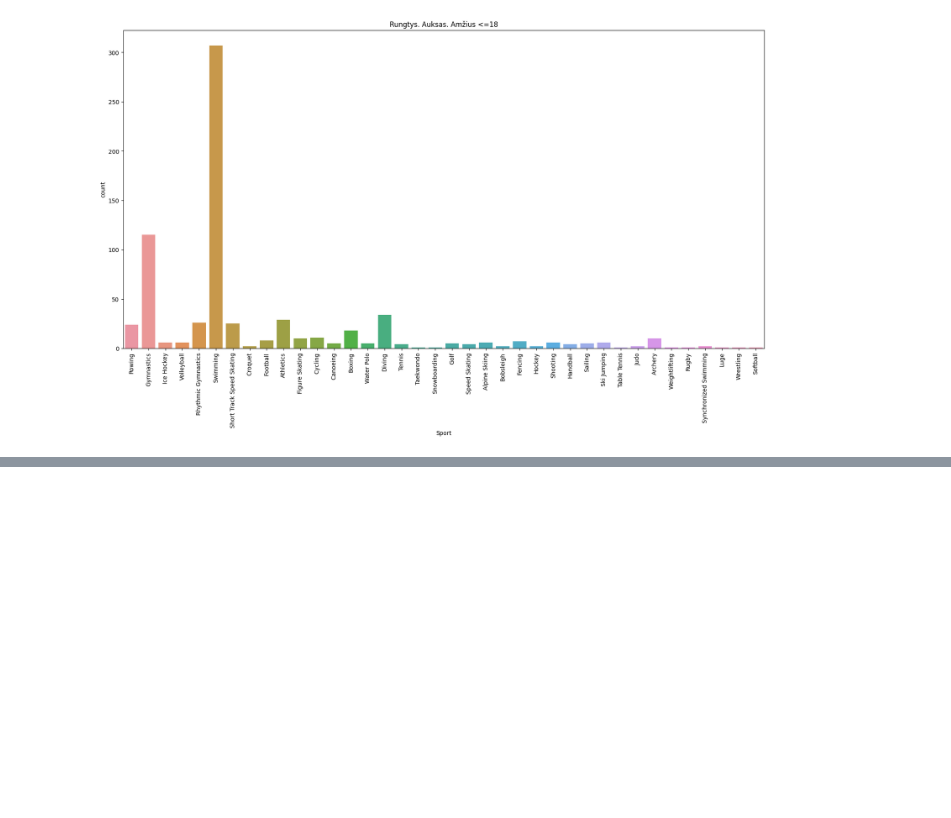
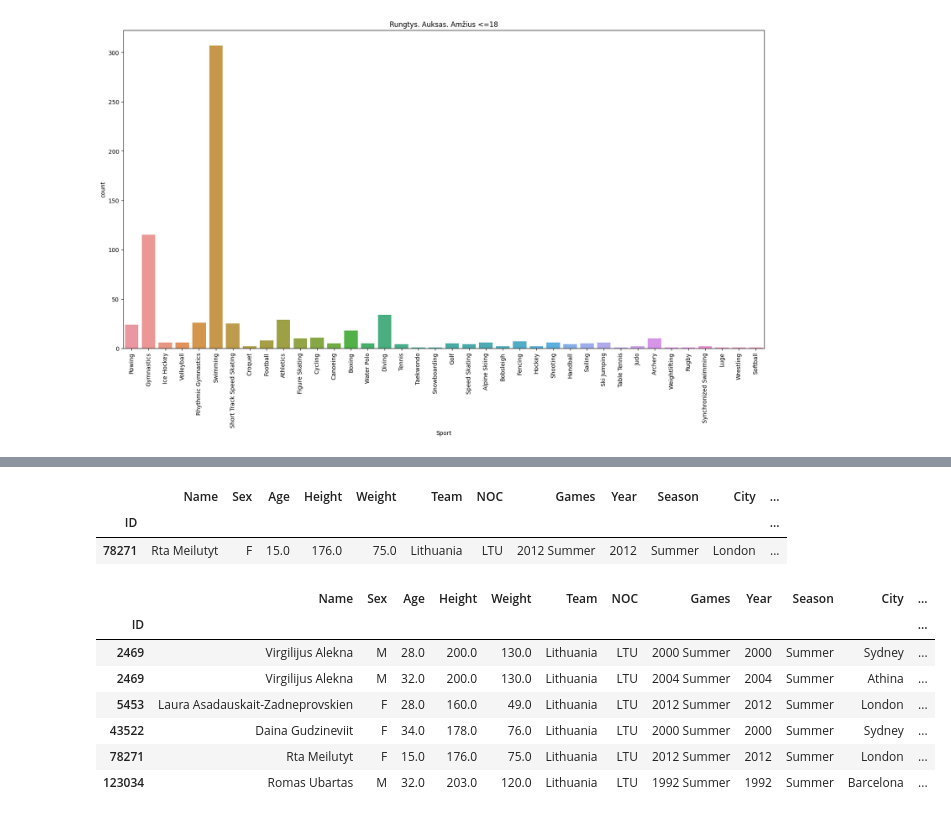
Before and after one commit to kilciukas/Olympic_dataset_exploration, a Jupyter notebook: Notebook/Olimpines_notebook.ipynb, the cells around one changed output, grey strips where cells are left out. Saved outputs shown, nothing was run; the diff lists cells and outputs as text; code cells hidden in the pictures; blank space fills up the shorter version.

```diff
--- a/Notebook/Olimpines_notebook.ipynb
+++ b/Notebook/Olimpines_notebook.ipynb
@@ -151,0 +167,19 @@ plt.xticks(rotation=90)
+# %%
+filtruota_plaukimas_jaunesni18_LT = auksoMedaliai_beNaN[(auksoMedaliai_beNaN['Sport'] == 'Swimming') & (auksoMedaliai_beNaN['Age'] <= 18) & (auksoMedaliai_beNaN['region'] == 'Lithuania')]
+filtruota_plaukimas_jaunesni18_LT
+# %% [output]
+|  | Name | Sex | Age | Height | Weight | Team | NOC | Games | Year | Season | City | ... |
+| ID |  |  |  |  |  |  |  |  |  |  |  | ... |
+| 78271 | Rta Meilutyt | F | 15.0 | 176.0 | 75.0 | Lithuania | LTU | 2012 Summer | 2012 | Summer | London | ... |
+# %%
+filtruota_LT = auksoMedaliai_beNaN[(auksoMedaliai_beNaN['region'] == 'Lithuania')]
+filtruota_LT
+# %% [output]
+|  | Name | Sex | Age | Height | Weight | Team | NOC | Games | Year | Season | City | ... |
+| ID |  |  |  |  |  |  |  |  |  |  |  | ... |
+| 2469 | Virgilijus Alekna | M | 28.0 | 200.0 | 130.0 | Lithuania | LTU | 2000 Summer | 2000 | Summer | Sydney | ... |
+| 2469 | Virgilijus Alekna | M | 32.0 | 200.0 | 130.0 | Lithuania | LTU | 2004 Summer | 2004 | Summer | Athina | ... |
+| 5453 | Laura Asadauskait-Zadneprovskien | F | 28.0 | 160.0 | 49.0 | Lithuania | LTU | 2012 Summer | 2012 | Summer | London | ... |
+| 43522 | Daina Gudzineviit | F | 34.0 | 178.0 | 76.0 | Lithuania | LTU | 2000 Summer | 2000 | Summer | Sydney | ... |
+| 78271 | Rta Meilutyt | F | 15.0 | 176.0 | 75.0 | Lithuania | LTU | 2012 Summer | 2012 | Summer | London | ... |
+| 123034 | Romas Ubartas | M | 32.0 | 203.0 | 120.0 | Lithuania | LTU | 1992 Summer | 1992 | Summer | Barcelona | ... |
```
Also changed, not shown: parts of 4 cells of this notebook.
